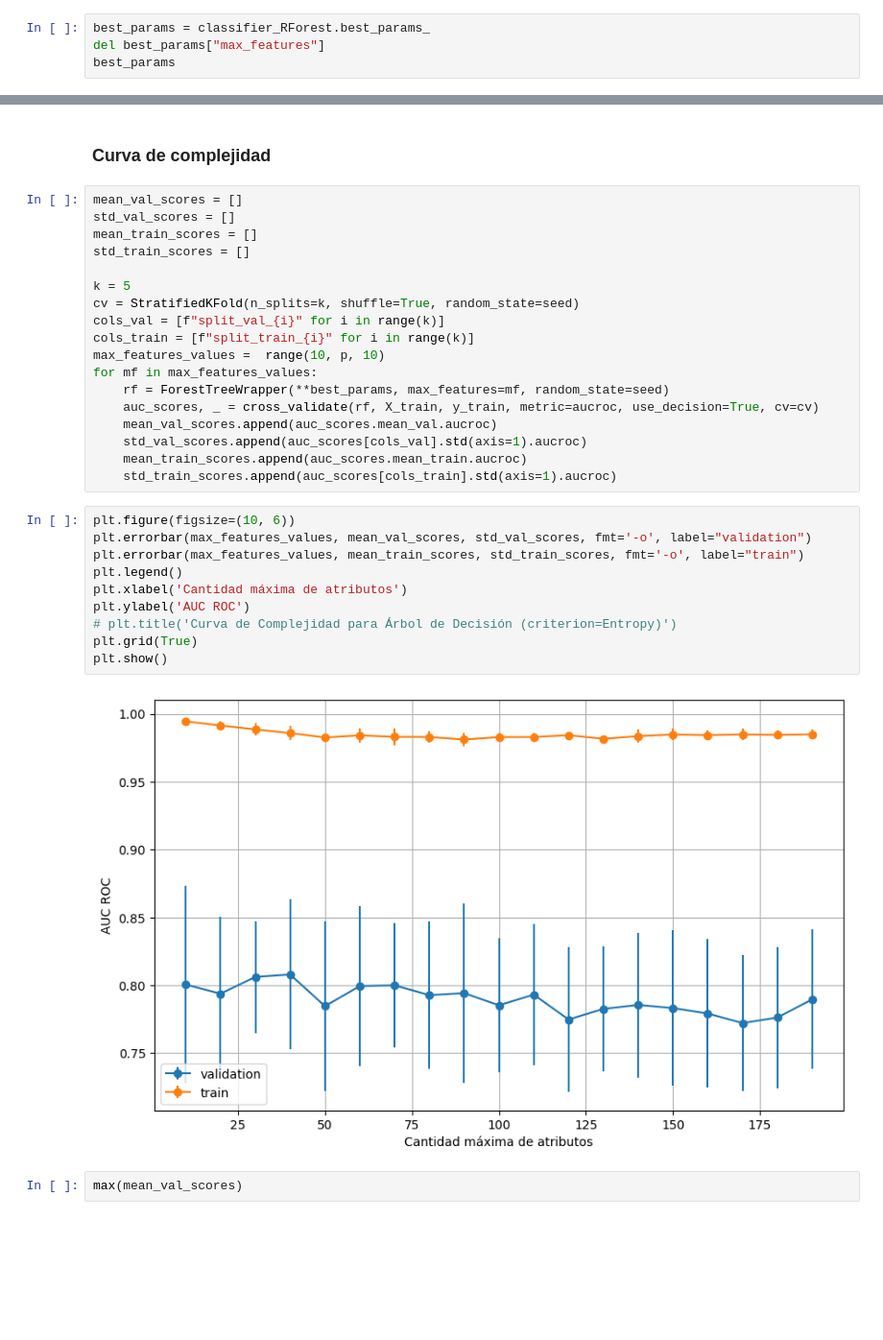
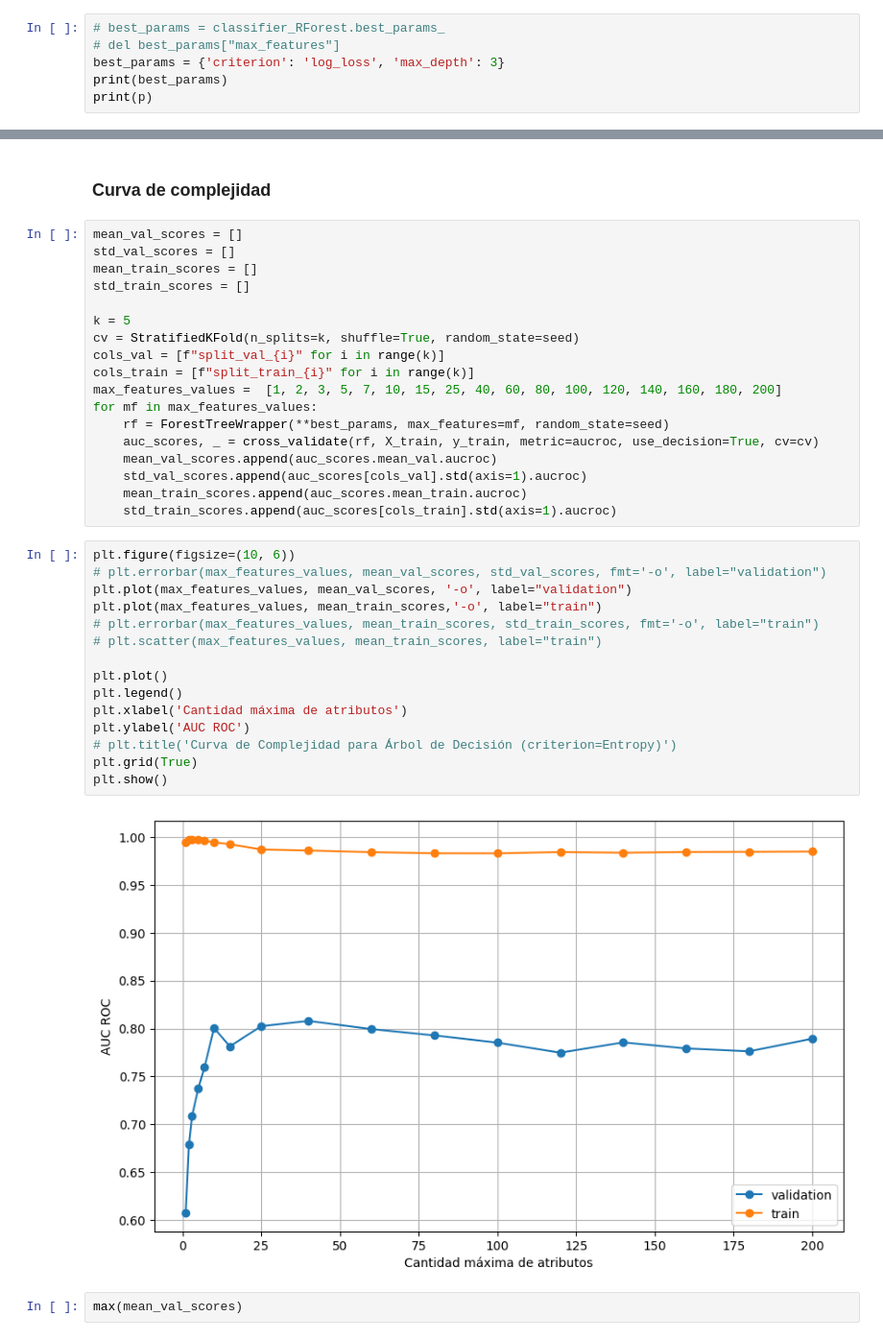
Before and after one commit to fedeaar/aa-tp01, a Jupyter notebook: experimentacion/ej4_3.ipynb, the cells around one changed output, grey strips where cells are left out. Shown: that part at 96% size. Saved outputs shown, nothing was run; the diff lists cells and outputs as text; blank space fills up the shorter version.

```diff
--- a/experimentacion/ej4_3.ipynb
+++ b/experimentacion/ej4_3.ipynb
@@ -48,8 +48,10 @@ Fitting 5 folds for each of 100 candidates, totalling 500 fits
 | 0 | entropy | 1 | 2 | 0.619830 | 100 |
 100 rows × 5 columns
 # %%
-best_params = classifier_RForest.best_params_
-del best_params["max_features"]
-best_params
+# best_params = classifier_RForest.best_params_
+# del best_params["max_features"]
+best_params = {'criterion': 'log_loss', 'max_depth': 3}
+print(best_params)
+print(p)
 # %% [output]
 {'criterion': 'log_loss', 'max_depth': 3}
@@ -65,7 +68,7 @@ k = 5
 cv = StratifiedKFold(n_splits=k, shuffle=True, random_state=seed)
 cols_val = [f"split_val_{i}" for i in range(k)]
 cols_train = [f"split_train_{i}" for i in range(k)]
-max_features_values =  range(10, p, 10)
+max_features_values =  [1, 2, 3, 5, 7, 10, 15, 25, 40, 60, 80, 100, 120, 140, 160, 180, 200]
 for mf in max_features_values:
     rf = ForestTreeWrapper(**best_params, max_features=mf, random_state=seed)
     auc_scores, _ = cross_validate(rf, X_train, y_train, metric=aucroc, use_decision=True, cv=cv)
@@ -75,16 +78,21 @@ for mf in max_features_values:
     std_train_scores.append(auc_scores[cols_train].std(axis=1).aucroc)
 # %%
 plt.figure(figsize=(10, 6))
-plt.errorbar(max_features_values, mean_val_scores, std_val_scores, fmt='-o', label="validation")
-plt.errorbar(max_features_values, mean_train_scores, std_train_scores, fmt='-o', label="train")
+# plt.errorbar(max_features_values, mean_val_scores, std_val_scores, fmt='-o', label="validation")
+plt.plot(max_features_values, mean_val_scores, '-o', label="validation")
+plt.plot(max_features_values, mean_train_scores,'-o', label="train")
+# plt.errorbar(max_features_values, mean_train_scores, std_train_scores, fmt='-o', label="train")
+# plt.scatter(max_features_values, mean_train_scores, label="train")
+
+plt.plot()
 plt.legend()
 plt.xlabel('Cantidad máxima de atributos')
 plt.ylabel('AUC ROC')
 # plt.title('Curva de Complejidad para Árbol de Decisión (criterion=Entropy)')
 plt.grid(True)
 plt.show()
 # %% [output]
-[figure, old version]
+[figure, new version]
 # %%
 max(mean_val_scores)
 # %% [output]
```
Also changed, not shown: parts of 2 cells of this notebook, 3 other files.
